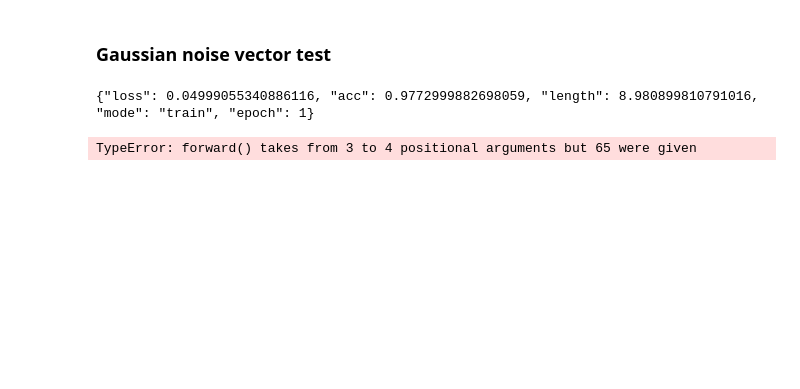
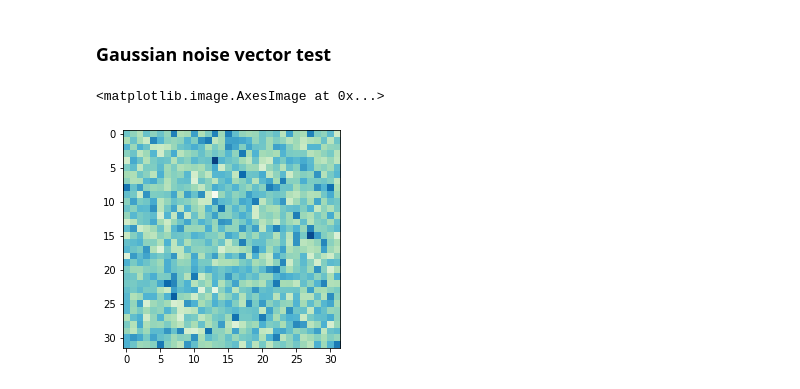
Before and after one commit to blazejdolicki/nlp2-language-emergence, a Jupyter notebook: Our_implementation_Signalling_Game.ipynb, the cells around one changed output. Drawn from its saved outputs; the diff is of its cells as text; code cells hidden in the pictures; blank space fills up the shorter version.

Commit message:
Further implementing gaussian noise

```diff
--- a/Our_implementation_Signalling_Game.ipynb
+++ b/Our_implementation_Signalling_Game.ipynb
@@ -553,5 +475,19 @@ trainer = core.Trainer(
-# %%
-trainer.train(n_epochs=opts.n_epochs)
-# %% [output]
-{"loss": 0.04999055340886116, "acc": 0.9772999882698059, "length": 8.980899810791016, "mode": "train", "epoch": 1}
-TypeError: forward() takes from 3 to 4 positional arguments but 65 were given
+# %%
+import matplotlib.pyplot as plt
+
+def init_dataset(num_imgs):
+    samples = []
+    for i in range(num_imgs):
+        noise_vec = np.random.normal(size=(3, 32, 32))
+        # What label to give to these noise vectors?
+        samples.append((torch.from_numpy(noise_vec).float(), 0))
+        return samples
+
+test = init_dataset(1000)
+
+arr = test[0][0]
+
+plt.imshow(arr.numpy()[0], cmap='GnBu_r')
+# %% [output]
+<matplotlib.image.AxesImage at 0x...>
+[figure, added]
```
Also changed, not shown: parts of 12 cells of this notebook.
